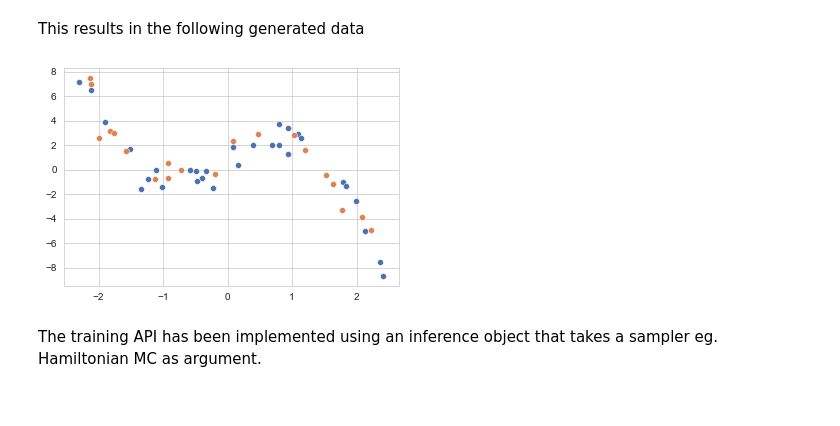
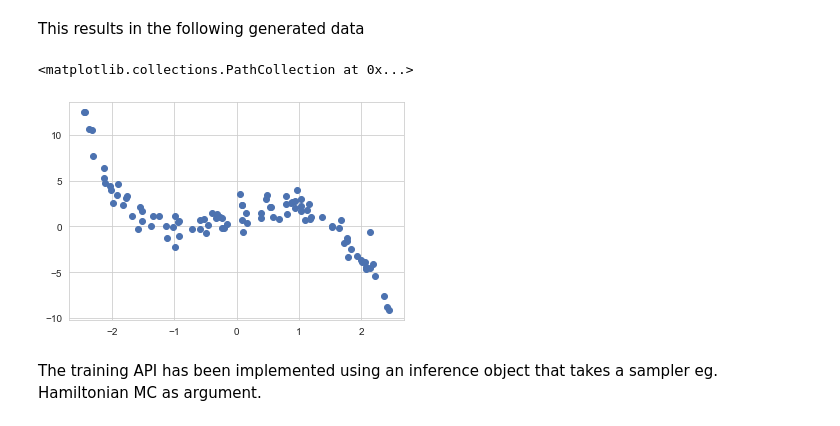
Before and after one commit to sorenhartmann/Speciale, a Jupyter notebook: notebooks/toy_model.ipynb, the cells around one changed output. Cells and saved outputs as stored; diff of their text form; code cells hidden in the pictures.

```diff
--- a/notebooks/toy_model.ipynb
+++ b/notebooks/toy_model.ipynb
@@ -26,20 +35,15 @@ true_coeffs = torch.tensor([1.0, 2.0, 0.0, -1.0])
 
 with torch.no_grad():
     toy_model = PolynomialToyModel(true_coeffs)
-    toy_data = toy_model.generate_data(n=50)
+    toy_data = toy_model.generate_data(n=100)
     for param in toy_model.parameters():
         param.normal_()
-
-toy_data_train, toy_data_test = torch.utils.data.random_split(toy_data, [30, 20])
 # %% [markdown]
 This results in the following generated data
-# %%
-x_train, y_train = toy_data_train[:]
-x_test, y_test = toy_data_test[:]
-sns.scatterplot(x=x_train.flatten(), y=y_train.flatten())
-sns.scatterplot(x=x_test.flatten(), y=y_test.flatten())
-plt.show()
-# %% [output]
-[figure, removed]
+# %%
+plt.scatter(*toy_data[:])
+# %% [output]
+<matplotlib.collections.PathCollection at 0x...>
+[figure, added]
 # %% [markdown]
 The training API has been implemented using an inference object that takes a sampler eg. Hamiltonian MC as argument.
```
Also changed, not shown: parts of 5 cells of this notebook, 18 other files.
